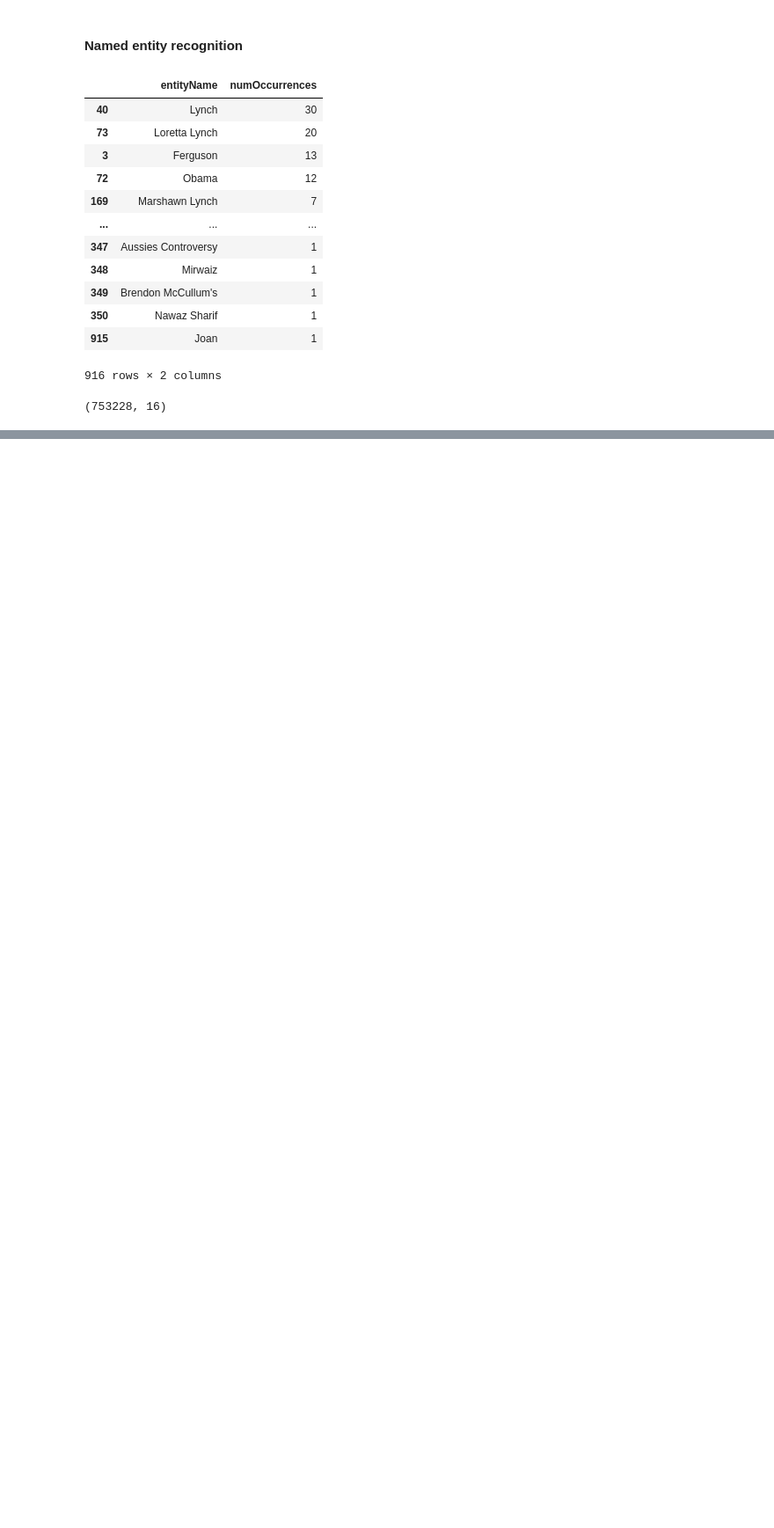
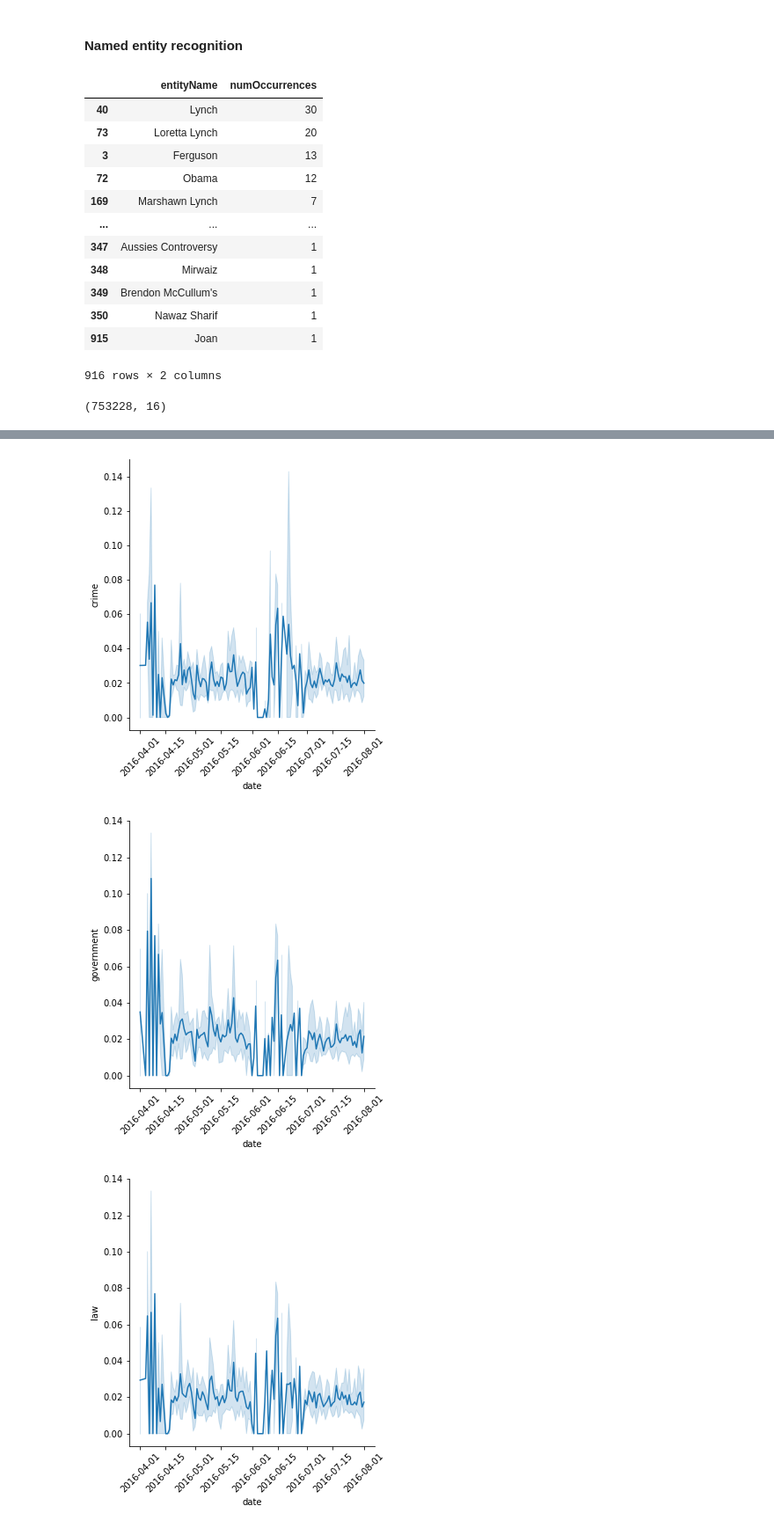
Before and after one commit to epfl-ada/ada-2021-project-adagang, a Jupyter notebook: Analysis.ipynb, the cells around one changed output, grey strips where cells are left out. Shown at 88% size. Cells and saved outputs as stored; diff of their text form; code cells hidden in the pictures; blank space fills up the shorter version.

```diff
--- a/Analysis.ipynb
+++ b/Analysis.ipynb
@@ -173,0 +451,9 @@ speaker_quotes_total.copy().shape
+# %%
+keys = list(lexicon.cats)
+categories = dict(zip(keys, [0]*len(keys)))
+
+for quote in speaker_quotes_window.quotation:
+    empath_features = lexicon.analyze(quote, normalize=True)
+    categories = {cat: categories[cat]+empath_features[cat] for cat in categories}
+categories = {k: v for k, v in sorted(categories.items(), key=lambda item: item[1], reverse=True)}
+dict(list(categories_normalized.items())[0:20])
@@ -173,0 +483,19 @@ speaker_quotes_total.copy().shape
+# %%
+def semantic_analysis(row, quote, categories):
+    empath_values = list(lexicon.analyze(row[quote], categories = categories, normalize=True).values())
+    row[categories] = empath_values
+
+    return row
+# %%
+# select the top 20 categories
+top_20_categories = dict(list(categories.items())[0:20])
+top_20_categories = list(top_20_categories.keys())
+
+### do semantic analysis for each quotes only on those categories
+cols = ['quotation'] + top_20_categories
+# create new dataframe with one column per topic
+topic_evolution = speaker_quotes_window.copy()[['quotation']].reindex(columns=cols)
+
+for index, row in topic_evolution.iterrows():
+    topic_evolution.loc[index] = semantic_analysis(row, 'quotation', top_20_categories)
+topic_evolution.head(3)
@@ -173,0 +509,6 @@ speaker_quotes_total.copy().shape
+# %%
+# merge the lexical categories scores with the speaker's attributes
+topic_ev = topic_evolution.copy()
+
+topic_ev = speaker_quotes_window.merge(topic_ev[top_20_categories], left_index=True, right_index=True)
+topic_ev.groupby(['date', 'party'])[top_20_categories].mean().head(5)
@@ -173,0 +523,11 @@ speaker_quotes_total.copy().shape
+# %%
+plot_df = topic_ev.groupby(['date', 'party'])[top_20_categories].mean()
+
+#sns.relplot(data=plot_df, x="date", y="negative_emotion", hue="party", kind="line", row="party")
+for cat in top_20_categories:
+    sns.relplot(data=plot_df, x="date", y=cat, kind="line")
+    plt.xticks(rotation=45)
+# %% [output]
+[figure, added]
+[figure, added]
+[figure, added]
```
Also changed, not shown: parts of 39 cells of this notebook.
